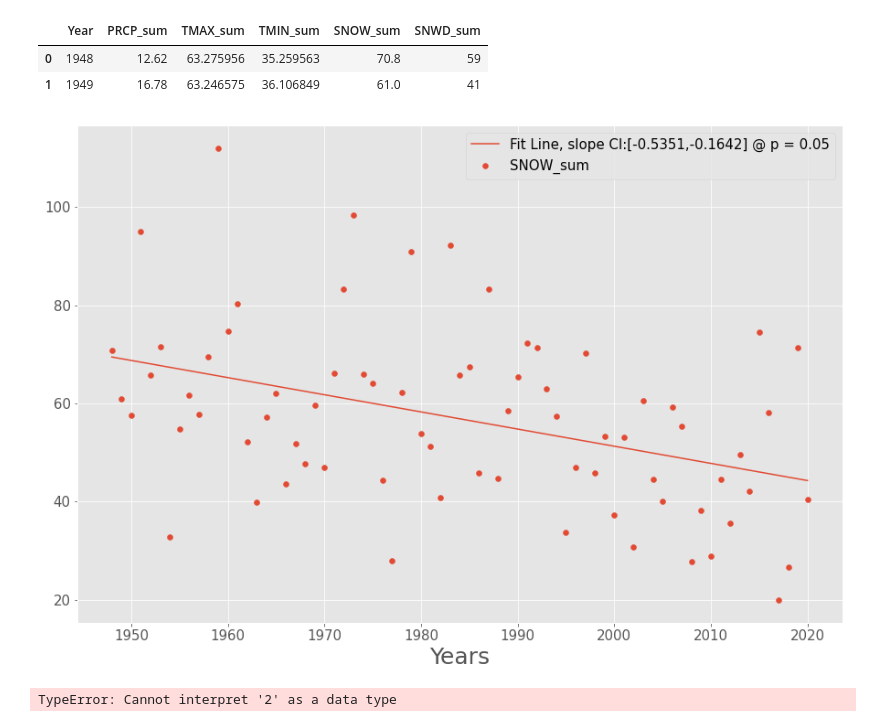
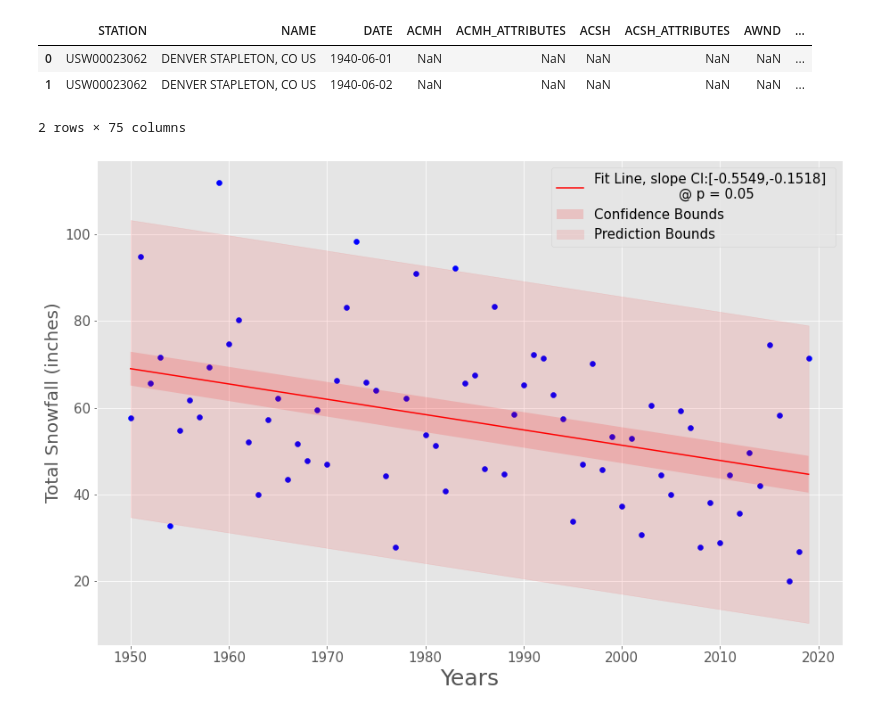
Before and after one commit to caseyolson8/Local-Weather-Trends, a Jupyter notebook: src/Untitled.ipynb, the cells around one changed output. Drawn from its saved outputs; the diff is of its cells as text; code cells hidden in the pictures.

```diff
--- a/src/Untitled.ipynb
+++ b/src/Untitled.ipynb
@@ -15,19 +11,31 @@ Den.create_aggregate_df()
-# %%
-Den.agg_df.head(2)
-# %% [output]
-|  | Year | PRCP_sum | TMAX_sum | TMIN_sum | SNOW_sum | SNWD_sum |
-| 0 | 1948 | 12.62 | 63.275956 | 35.259563 | 70.8 | 59 |
-| 1 | 1949 | 16.78 | 63.246575 | 36.106849 | 61.0 | 41 |
+# %%
+####  DENVER
+start_date = datetime(1950,1,1)
+end_date = datetime(2019,12,31)
+data_path ='~/Desktop/capstone/data/Denver_1940_2010.csv'
+Den = hp.GHCN_Loc(data_path)
+Den.set_range(start_date, end_date)
+Den.process()
+Den.create_aggregate_df()
+# Den.agg_df.head(2)
+Den.raw_df.head(2)
+# %% [output]
+|  | STATION | NAME | DATE | ACMH | ACMH_ATTRIBUTES | ACSH | ACSH_ATTRIBUTES | AWND | ... |
+| 0 | USW00023062 | DENVER STAPLETON, CO US | 1940-06-01 | NaN | NaN | NaN | NaN | NaN | ... |
+| 1 | USW00023062 | DENVER STAPLETON, CO US | 1940-06-02 | NaN | NaN | NaN | NaN | NaN | ... |
+2 rows × 75 columns
 # %%
 fig, ax = plt.subplots(1, figsize=(15,10))
-Den.stats(ax, 'SNOW_sum')
+Loc = Den
+# Loc = Sea_Tac
+Loc.stats(ax, 'SNOW_sum', 0.05)
+# Loc.stats(ax, 'PRCP_sum')
+# Loc.stats(ax, 'TMAX_avg')
+# Loc.stats(ax, 'TMIN_avg')
+# Loc.stats(ax, 'SNWD_cnt')
 ax.legend(fontsize=15)
 
 plt.xticks(fontsize = 15);
 plt.yticks(fontsize = 15);
 # %% [output]
-[figure, old version]
+[figure, new version]
-# %%
-np.ones(len(Y), 2)
-# %% [output]
-TypeError: Cannot interpret '2' as a data type
```
Also changed, not shown: parts of 22 cells of this notebook, 8 other files.
